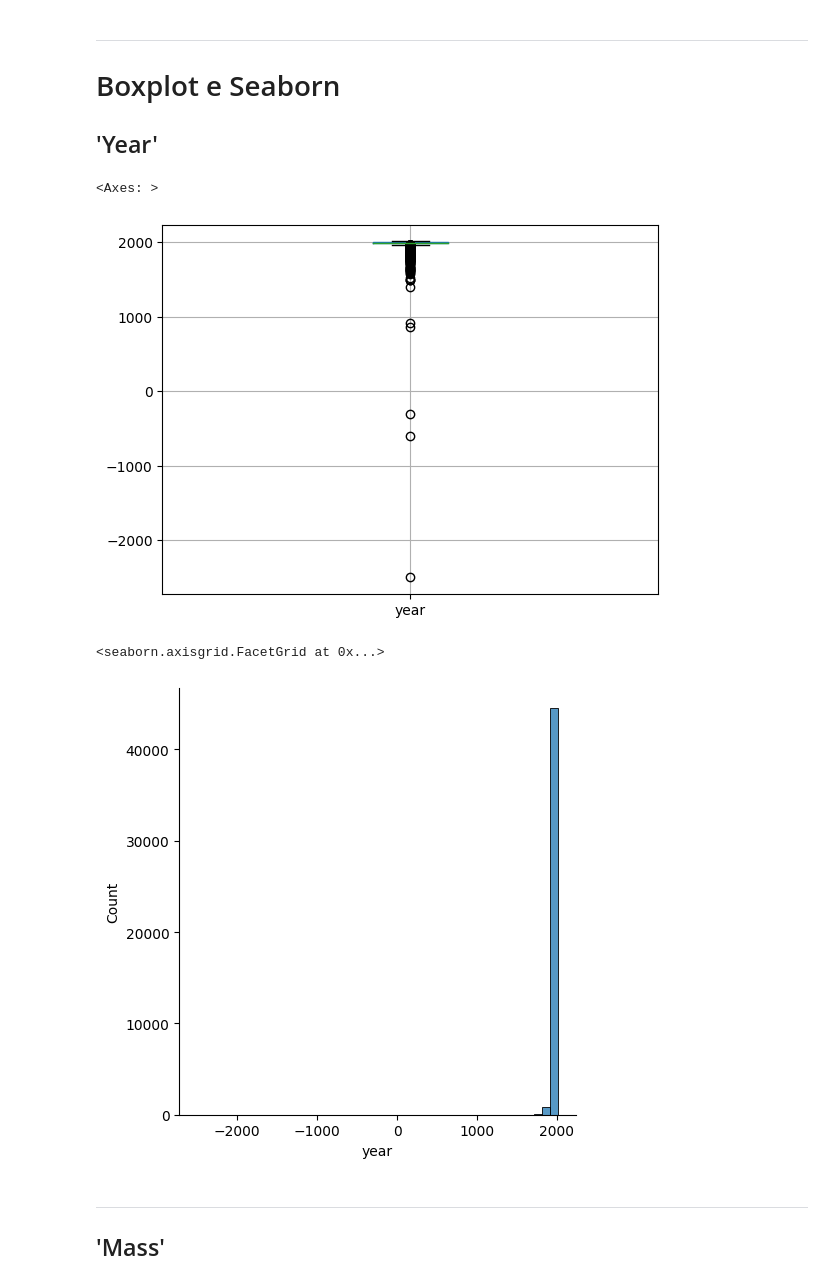
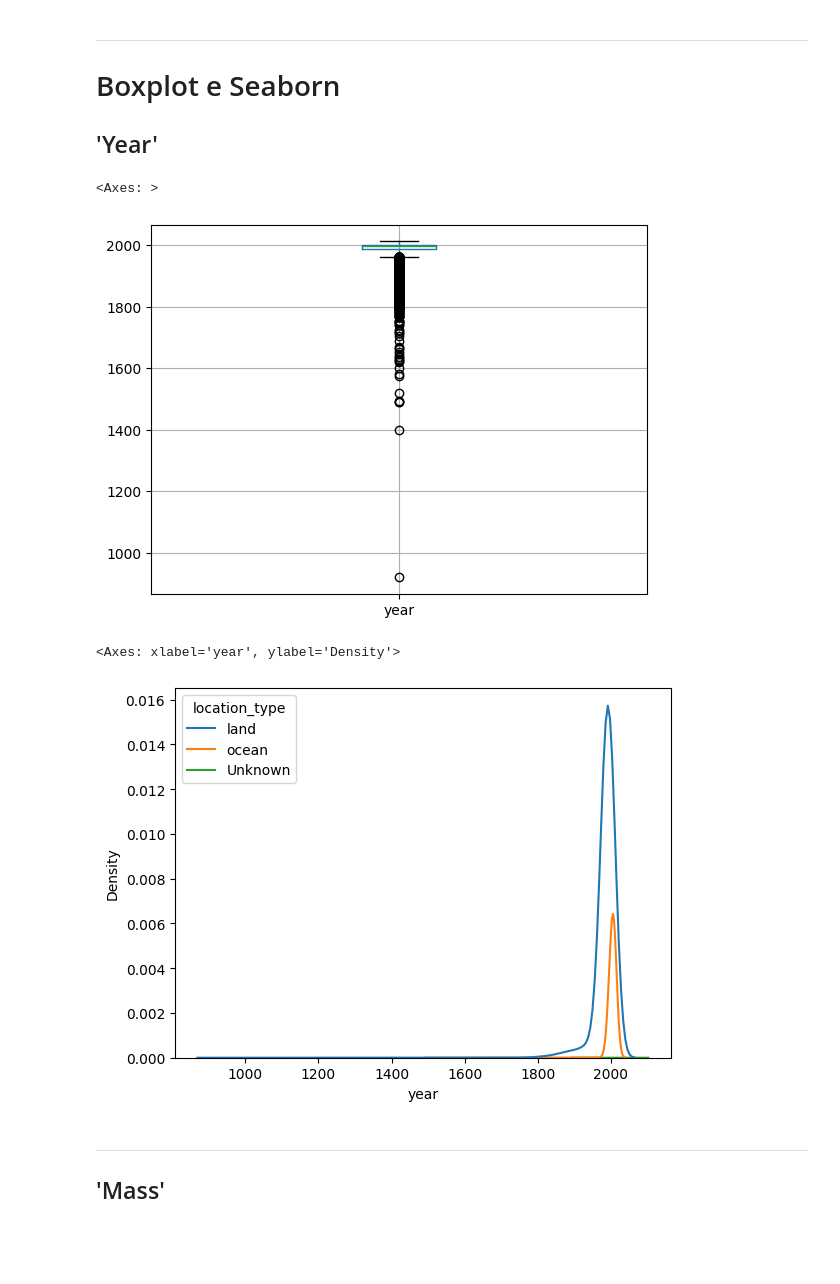
Before and after one commit to biabcaval/Projeto-ICD-analise-meteoros, a Jupyter notebook: #3_meteorite_landings_on_earth.ipynb, the cells around one changed output. Saved outputs shown, nothing was run; the diff lists cells and outputs as text; code cells hidden in the pictures; blank space fills up the shorter version.

```diff
--- a/#3_meteorite_landings_on_earth.ipynb
+++ b/#3_meteorite_landings_on_earth.ipynb
@@ -12,12 +13,14 @@ df.head(3)
 | 0 | 1 | 1 | Aachen | Valid | L5 | Fell | 1880.0 | 21.0 | Germany | ... |
 | 1 | 2 | 2 | Aarhus | Valid | H6 | Fell | 1951.0 | 720.0 | Denmark | ... |
 | 2 | 3 | 6 | Abee | Valid | EH4 | Fell | 1952.0 | 107000.0 | Canada | ... |
-# %%
-df.loc[703,'year'] = 861
-df.loc[16356,'year'] = -300
-df.loc[30679,'year'] = 2010
-df.loc[38188, 'year'] = -2500
-df.loc[38301,'year'] = -600
+# %%
+years_bug = [i for i in df['year'] if i >= 2016 or i <= 860 ] # pega os anos que dão problema.
+
+index_bug = [i for i in df.index if df.loc[i, 'year'] in years_bug] # pega os índices dos elementos problemáticos.
+
+
+
+df = df.drop(index_bug) #removendo os rows em que os anos que dão erro.
 # %% [markdown]
 
 
@@ -146,12 +151,12 @@ massa_desv
 df.boxplot(column='year')
 # %% [output]
 <Axes: >
-[figure, old version]
+[figure, new version]
 # %%
-sns.displot(data=df, x='year', bins= 46)
+sns.kdeplot(data=df, x='year', hue= 'location_type',bw_adjust= 5)
 # %% [output]
-<seaborn.axisgrid.FacetGrid at 0x...>
+<Axes: xlabel='year', ylabel='Density'>
-[figure, old version]
+[figure, new version]
 # %% [markdown]
 
 
```
Also changed, not shown: parts of 15 cells of this notebook.
